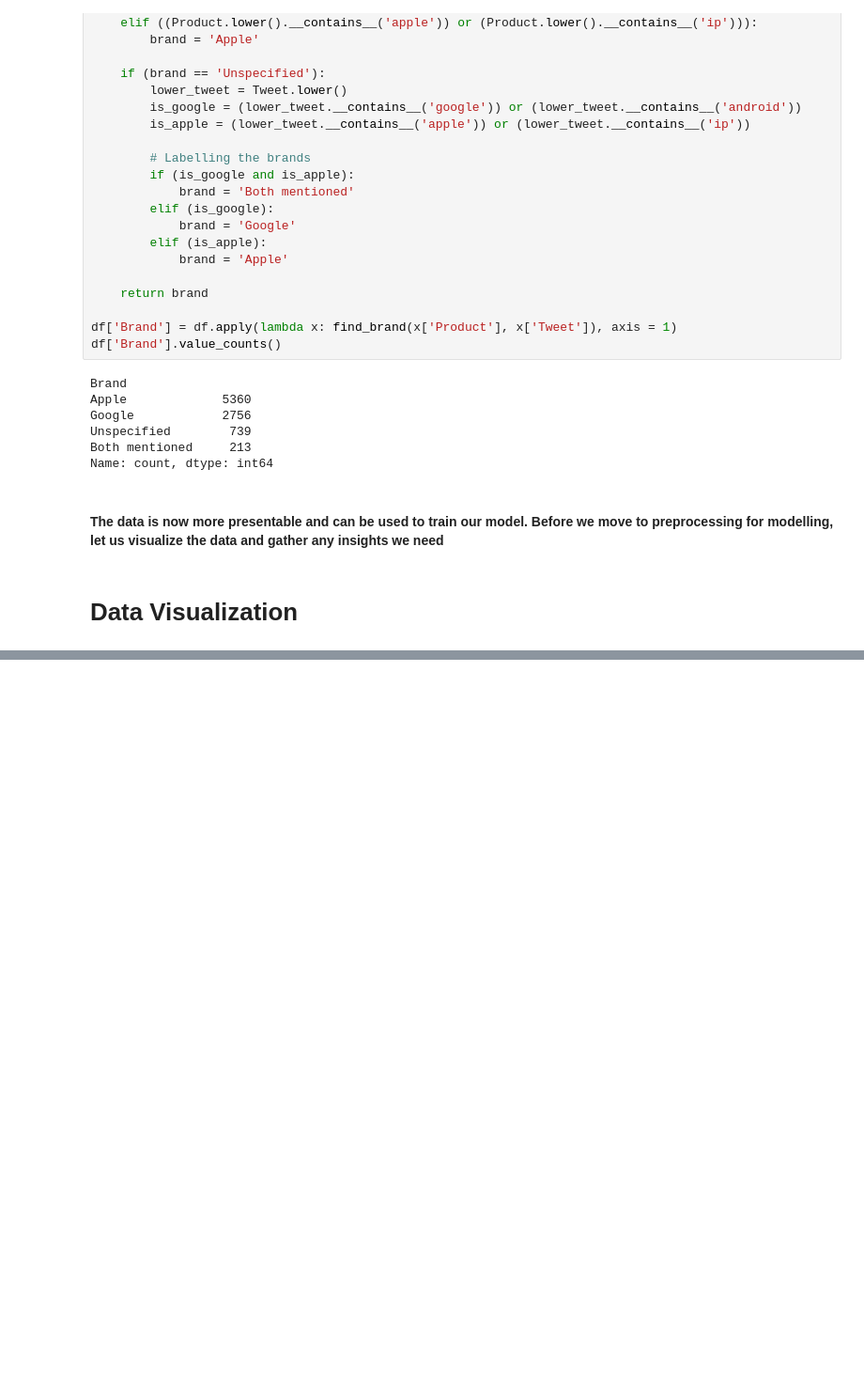
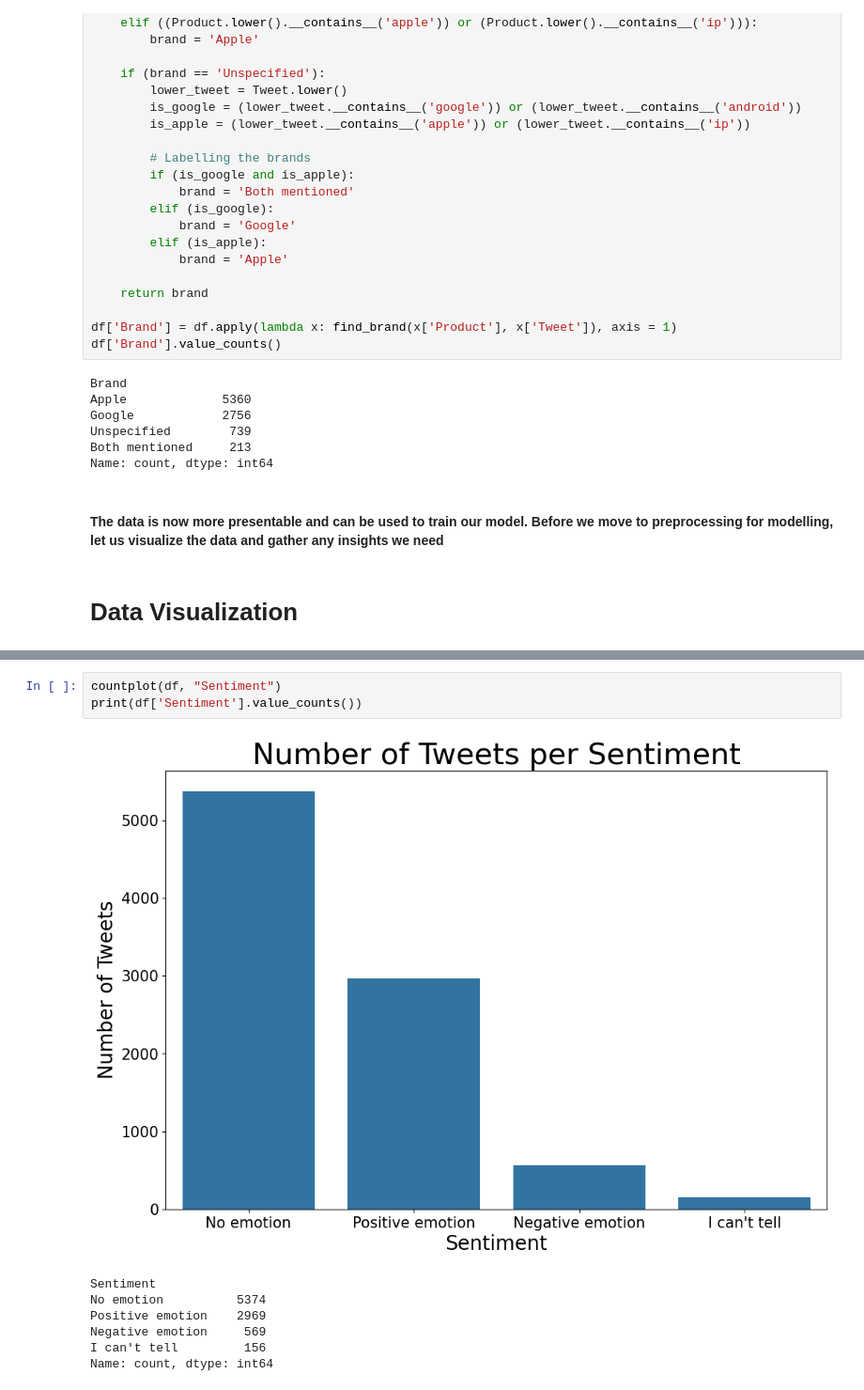
Before and after one commit to papyrusleaf/TweetSentimentAnalysis, a Jupyter notebook: TweetSentimentAnalysis.ipynb, the cells around one changed output, grey strips where cells are left out. Shown at 94% size. Cells and saved outputs as stored; diff of their text form; blank space fills up the shorter version.

```diff
--- a/TweetSentimentAnalysis.ipynb
+++ b/TweetSentimentAnalysis.ipynb
@@ -338,0 +383,11 @@ Name: count, dtype: int64
+# %%
+countplot(df, "Sentiment")
+print(df['Sentiment'].value_counts())
+# %% [output]
+[figure, added]
+Sentiment
+No emotion          5374
+Positive emotion    2969
+Negative emotion     569
+I can't tell         156
+Name: count, dtype: int64
```
Also changed, not shown: parts of 16 cells of this notebook.
